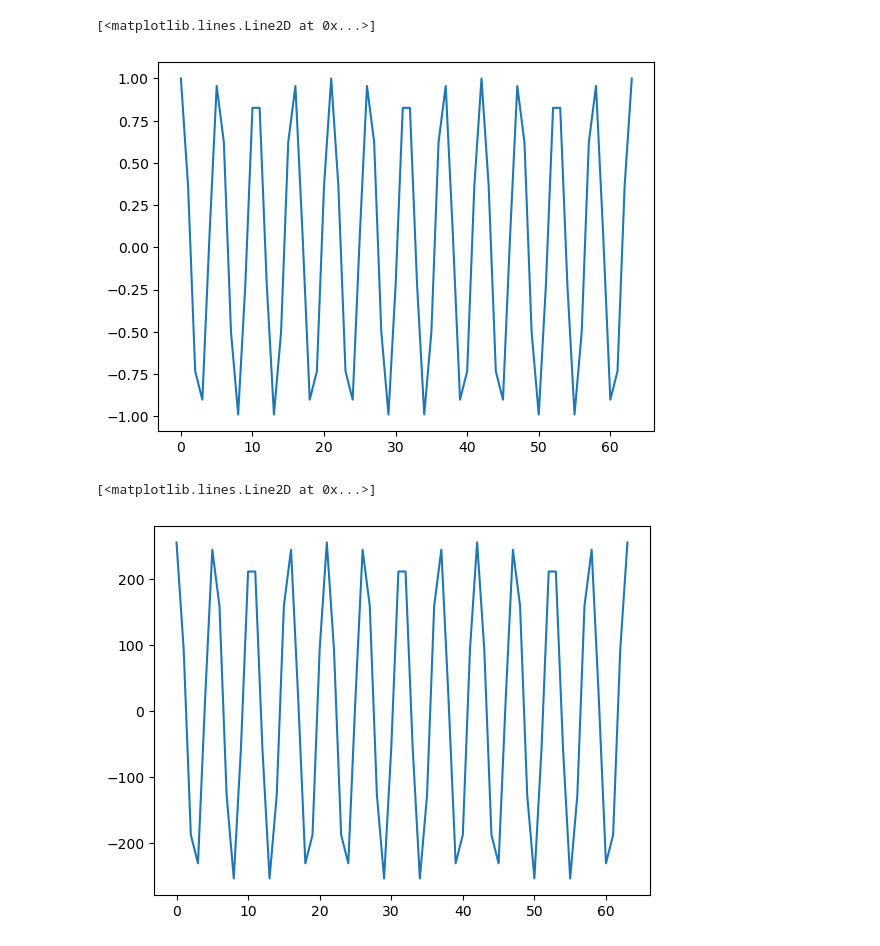
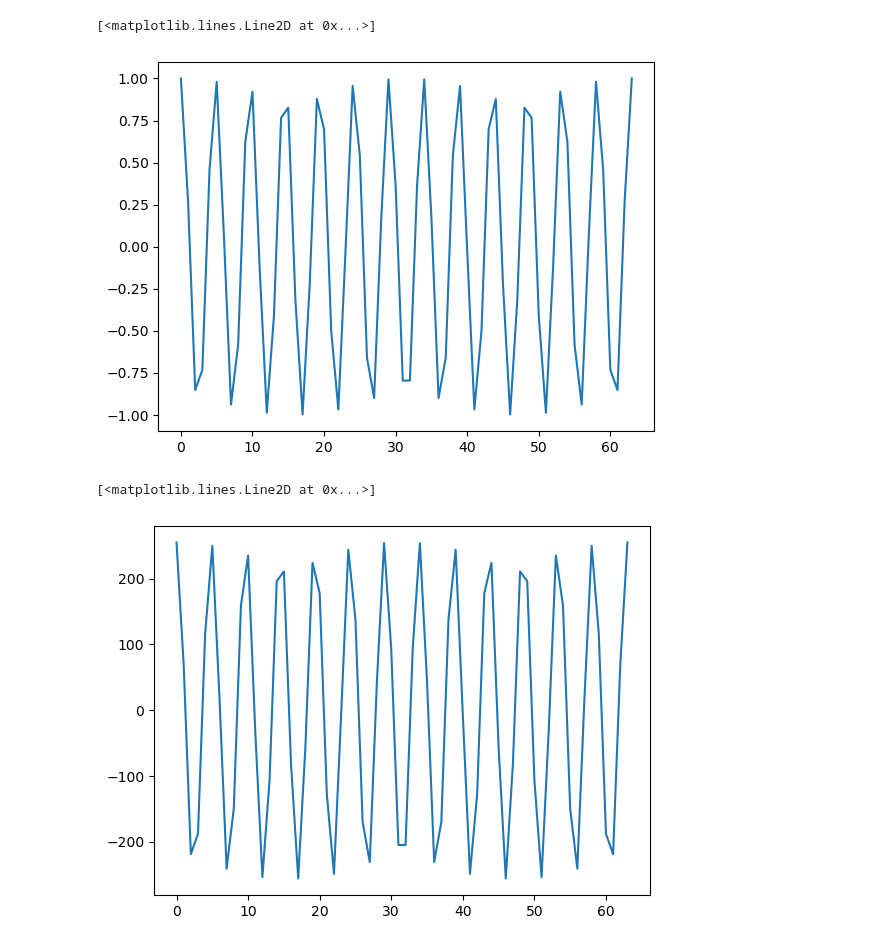
Before and after one commit to saki92/fft_validation, a Jupyter notebook: jupyter_fft/fft_plot.ipynb, the cells around one changed output. Drawn from its saved outputs; the diff is of its cells as text; code cells hidden in the pictures.

```diff
--- a/jupyter_fft/fft_plot.ipynb
+++ b/jupyter_fft/fft_plot.ipynb
@@ -5,33 +5,44 @@ import matplotlib.pyplot as plt
 N = 64
 t = np.arange(0,2*np.pi,2*np.pi/(N-1))
 t = np.linspace(0,2*np.pi,N)
-f = 12
+f = 13
 s = np.cos(f*t)+1j*np.sin(f*t)
 plt.plot(np.real(s))
 # %% [output]
 [<matplotlib.lines.Line2D at 0x...>]
-[figure, old version]
+[figure, new version]
 # %%
 ## floating to fixed point conversion
 def floating_to_fixed(val,backoff):
     if val < 0:
         out = np.int16(val * 2**15)
     else:
         out = np.int16(val * (2**15 - 1))
     out = out >> backoff
     return out
 
+def floating_to_fixed_comp(x:complex,backoff:int):
+    re = floating_to_fixed(np.real(x),backoff)
+    im = floating_to_fixed(np.imag(x),backoff)
+    out = re + 1j * im
+    return out
+
+def floating_to_fixed_arr(x:np.ndarray,backoff):
+    for i in range(x.size):
+        x[i] = floating_to_fixed_comp(x[i],backoff)
+    return x
+
 s_fixed = np.zeros(N,dtype=np.complex64)
 backoff = 7
 for i in range(s.size):
     tmpOutr = floating_to_fixed(np.real(s[i]),backoff)
     tmpOuti = floating_to_fixed(np.imag(s[i]),backoff)
     s_fixed[i] = tmpOutr + 1j * tmpOuti
 
 plt.plot(np.real(s_fixed))
 # %% [output]
 [<matplotlib.lines.Line2D at 0x...>]
-[figure, old version]
+[figure, new version]
 # %%
 def get_reversed_idx(index):
     N = index.size
```
Also changed, not shown: parts of 2 cells of this notebook.
